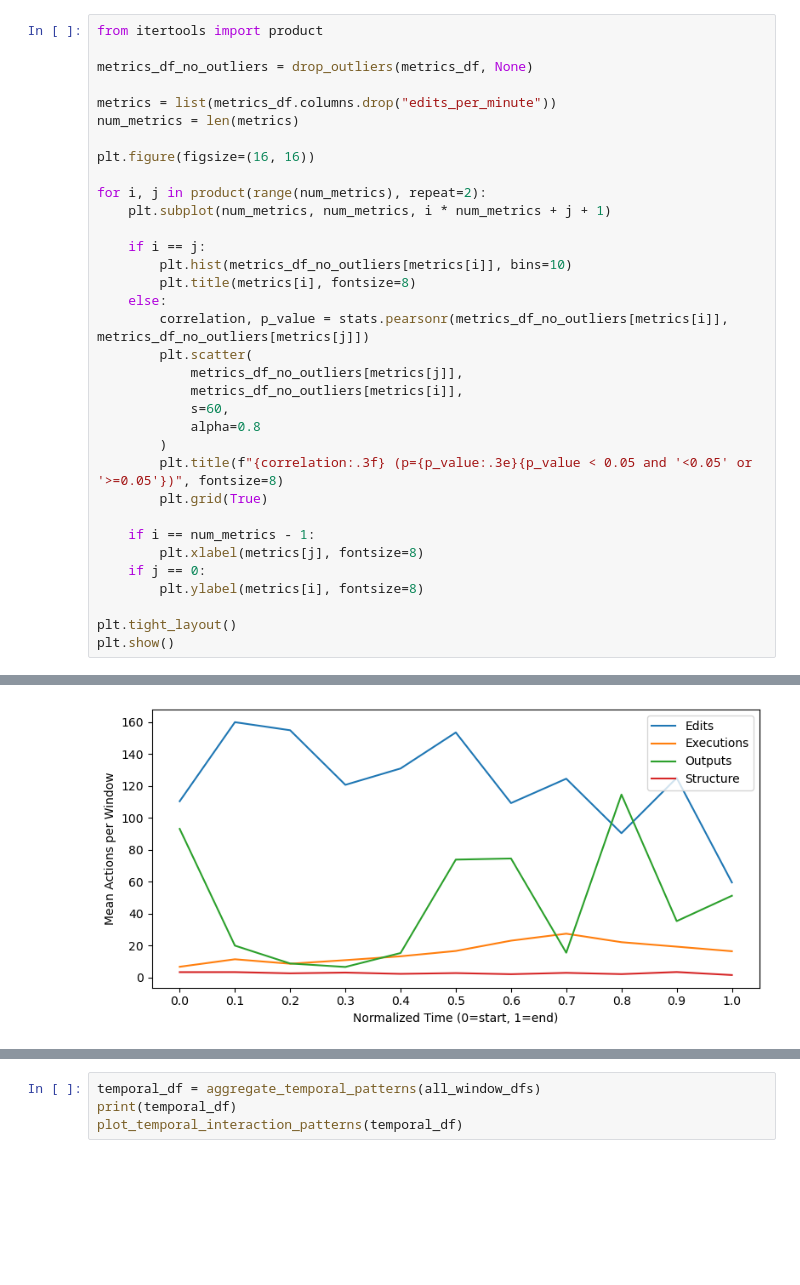
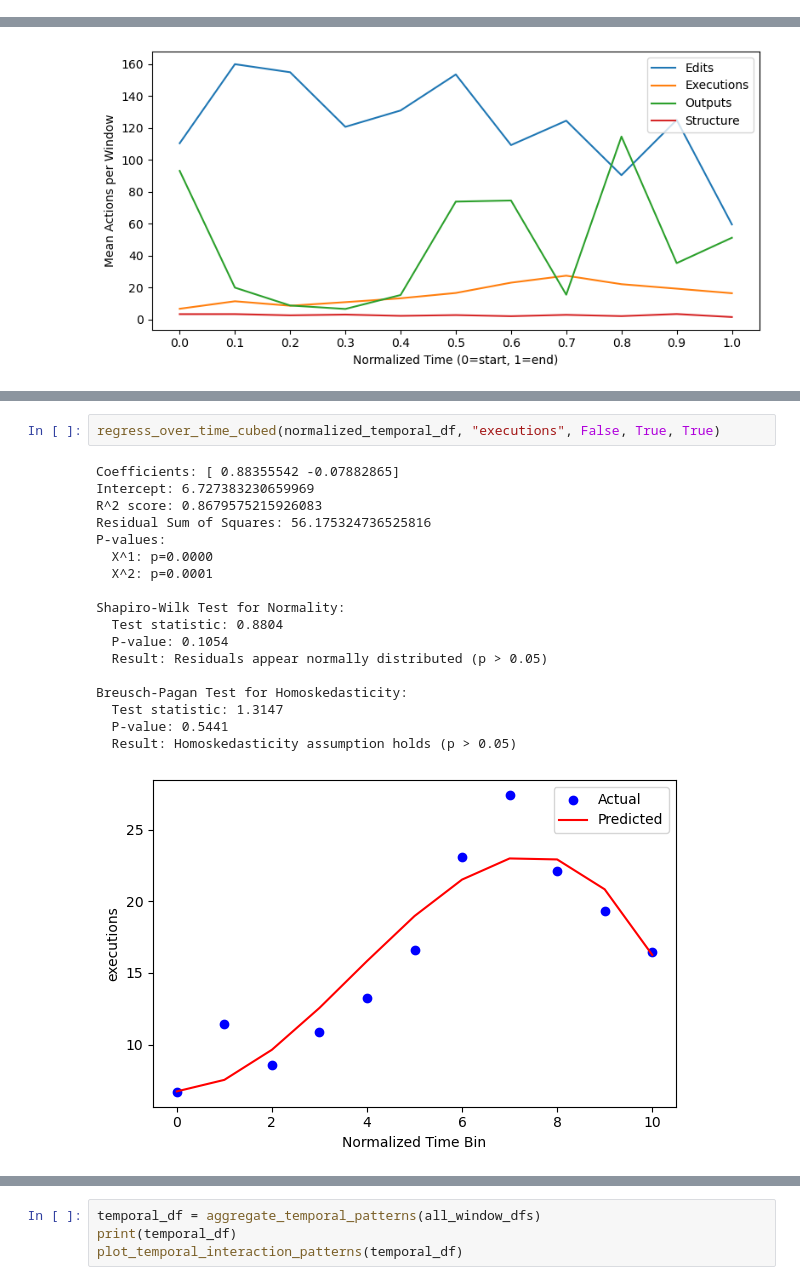
Before and after one commit to klmoviat/AnalysisNotebookUsage, a Jupyter notebook: rq2.ipynb, the cells around one changed output, grey strips where cells are left out. Saved outputs shown, nothing was run; the diff lists cells and outputs as text; blank space fills up the shorter version.

```diff
--- a/rq2.ipynb
+++ b/rq2.ipynb
@@ -666,34 +585,0 @@ plt.show()
-# %%
-from itertools import product
-
-metrics_df_no_outliers = drop_outliers(metrics_df, None)
-
-metrics = list(metrics_df.columns.drop("edits_per_minute"))
-num_metrics = len(metrics)
-
-plt.figure(figsize=(16, 16))
-
-for i, j in product(range(num_metrics), repeat=2):
-    plt.subplot(num_metrics, num_metrics, i * num_metrics + j + 1)
-
-    if i == j:
-        plt.hist(metrics_df_no_outliers[metrics[i]], bins=10)
-        plt.title(metrics[i], fontsize=8)
-    else:
-        correlation, p_value = stats.pearsonr(metrics_df_no_outliers[metrics[i]], metrics_df_no_outliers[metrics[j]])
-        plt.scatter(
-            metrics_df_no_outliers[metrics[j]],
-            metrics_df_no_outliers[metrics[i]],
-            s=60,
-            alpha=0.8
-        )
-        plt.title(f"{correlation:.3f} (p={p_value:.3e}{p_value < 0.05 and '<0.05' or '>=0.05'})", fontsize=8)
-        plt.grid(True)
-
-    if i == num_metrics - 1:
-        plt.xlabel(metrics[j], fontsize=8)
-    if j == 0:
-        plt.ylabel(metrics[i], fontsize=8)
-
-plt.tight_layout()
-plt.show()
@@ -1020,0 +934,21 @@ plot_temporal_interaction_patterns(normalized_temporal_df,
+# %%
+regress_over_time_cubed(normalized_temporal_df, "executions", False, True, True)
+# %% [output]
+Coefficients: [ 0.88355542 -0.07882865]
+Intercept: 6.727383230659969
+R^2 score: 0.8679575215926083
+Residual Sum of Squares: 56.175324736525816
+P-values:
+  X^1: p=0.0000
+  X^2: p=0.0001
+
+Shapiro-Wilk Test for Normality:
+  Test statistic: 0.8804
+  P-value: 0.1054
+  Result: Residuals appear normally distributed (p > 0.05)
+
+Breusch-Pagan Test for Homoskedasticity:
+  Test statistic: 1.3147
+  P-value: 0.5441
+  Result: Homoskedasticity assumption holds (p > 0.05)
+[figure, added]
```
Also changed, not shown: parts of 24 cells of this notebook.
